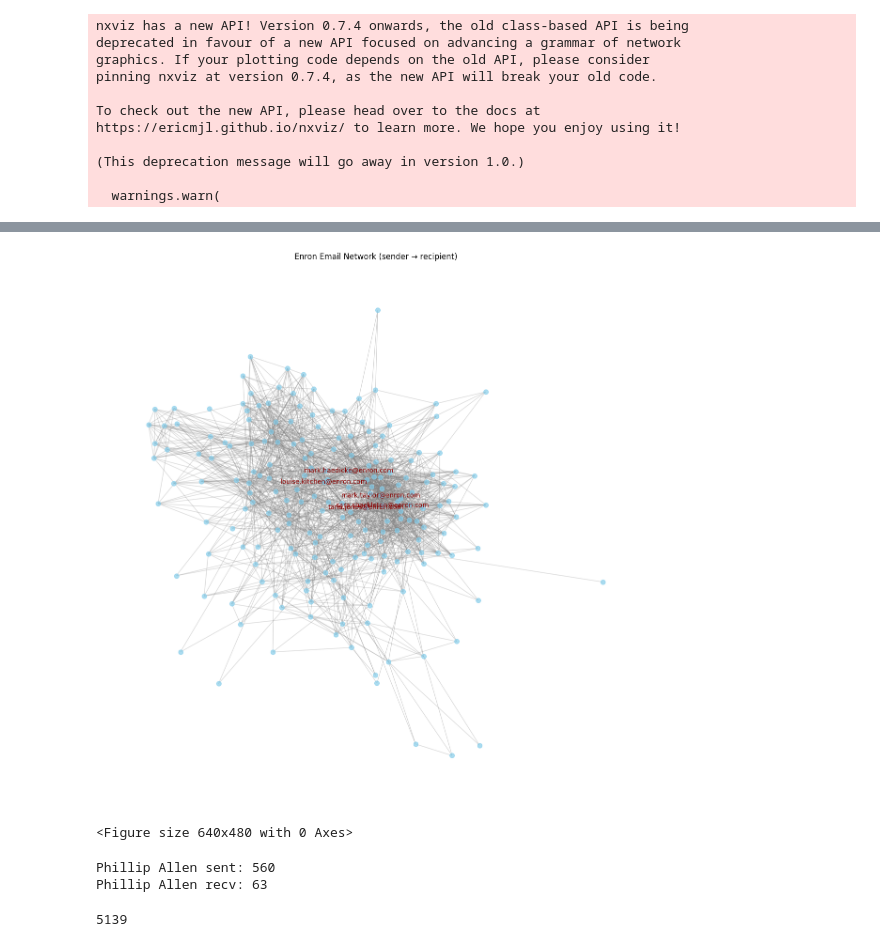
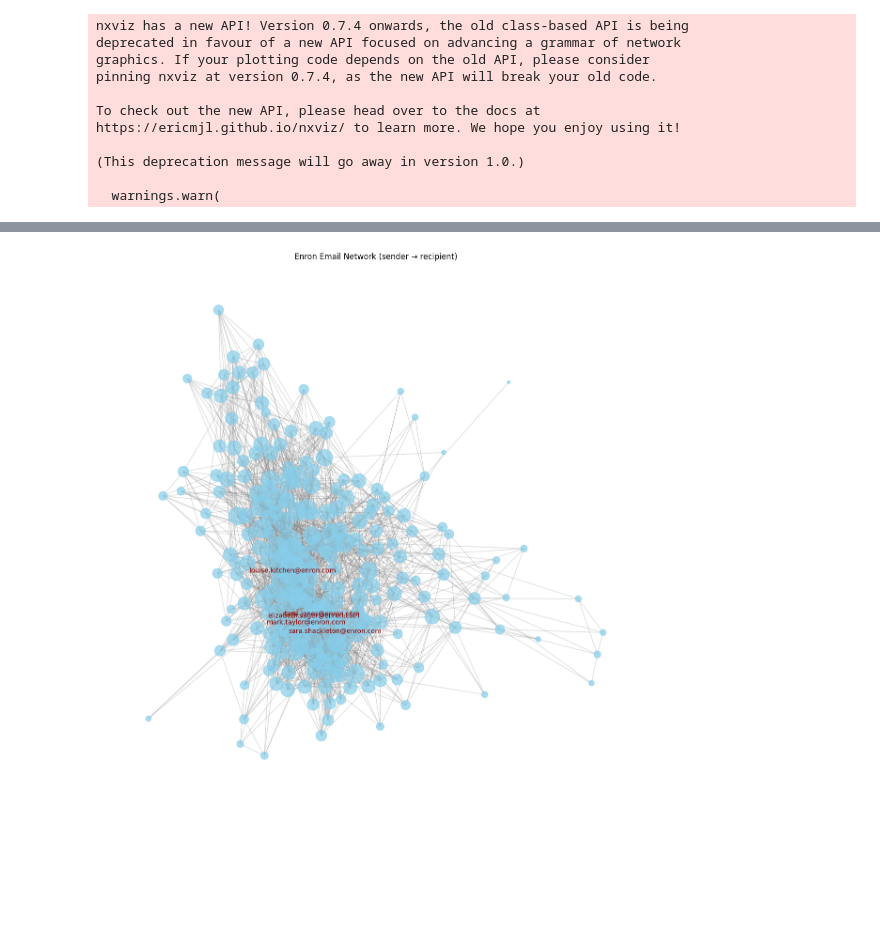
Before and after one commit to Cwarburg/Enron-network-analysis, a Jupyter notebook: network.ipynb, the cells around one changed output, grey strips where cells are left out. Saved outputs shown, nothing was run; the diff lists cells and outputs as text; code cells hidden in the pictures; blank space fills up the shorter version.

```diff
--- a/network.ipynb
+++ b/network.ipynb
@@ -45,8 +56,9 @@ Since the dataset is so big, we were forced to take a random subset of the datas
 pd.options.mode.chained_assignment = None
 
 data = pd.read_csv('../emails.csv')
-data = data.sample(n=250000, random_state=7)  # Using random_state for reproducibility
+
 
 data.info()
+len(data)
 # %% [output]
 <class 'pandas.core.frame.DataFrame'>
@@ -202,8 +215,8 @@ data = data[['date','sender','recipient1','subject','text']] \
 send_counts = data['sender'].value_counts()
 recv_counts = data['recipient1'].value_counts()
 
-active_senders   = set(send_counts[send_counts   > 50].index)
-active_receivers = set(recv_counts[recv_counts   > 50].index)
+active_senders   = set(send_counts[send_counts   > 100].index)
+active_receivers = set(recv_counts[recv_counts   > 100].index)
 
 # 1) Only keep edges where BOTH endpoints are active
 active_both = active_senders & active_receivers
@@ -348,49 +361,46 @@ rod.hayslett@enron.com: 0.714
 import matplotlib.pyplot as plt
 import networkx as nx
 
-# 1) Choose a layout (spring is usually a good default for social‐type networks)
+# 1) Choose a layout
 pos = nx.spring_layout(G, k=0.1, iterations=50)
 
+# Compute centrality (e.g., degree centrality)
+centrality = nx.degree_centrality(G)
+
+# Scale node sizes (you can tweak the multiplier)
+node_sizes = [5000 * centrality[n] for n in G.nodes()]
+
 # 2) Draw nodes
-plt.figure(figsize=(12,12))
+plt.figure(figsize=(12, 12))
 nx.draw_networkx_nodes(
     G, pos,
-    node_size=50,         # tweak to taste
+    node_size=node_sizes,
     node_color="skyblue",
     alpha=0.7
 )
 
 # 3) Draw edges
 nx.draw_networkx_edges(
     G, pos,
     edge_color="gray",
     alpha=0.3
 )
 
-# 4) (Optional) Draw labels for the top 5 most‐connected nodes
+# 4) Draw labels for top 5 most-connected nodes
 deg = dict(G.degree())
 top5 = sorted(deg, key=deg.get, reverse=True)[:5]
 labels = {n: n for n in top5}
 nx.draw_networkx_labels(
     G, pos,
     labels,
     font_size=10,
     font_color="darkred"
 )
 
 plt.axis("off")
 plt.title("Enron Email Network (sender → recipient)")
 plt.tight_layout()
+plt.savefig('images/networkgraph.png')
 plt.show()
-plt.savefig('images/networkgraph.png')
 # %% [output]
-[figure, old version]
+[figure, new version]
-<Figure size 640x480 with 0 Axes>
-# %%
-print("Phillip Allen sent:", send_counts.get('phillip.allen@enron.com', 0))
-print("Phillip Allen recv:", recv_counts.get('phillip.allen@enron.com', 0))
-sent_counts
-# %% [output]
-Phillip Allen sent: 560
-Phillip Allen recv: 63
-5139
```
Also changed, not shown: parts of 11 cells of this notebook, 6 other files.
